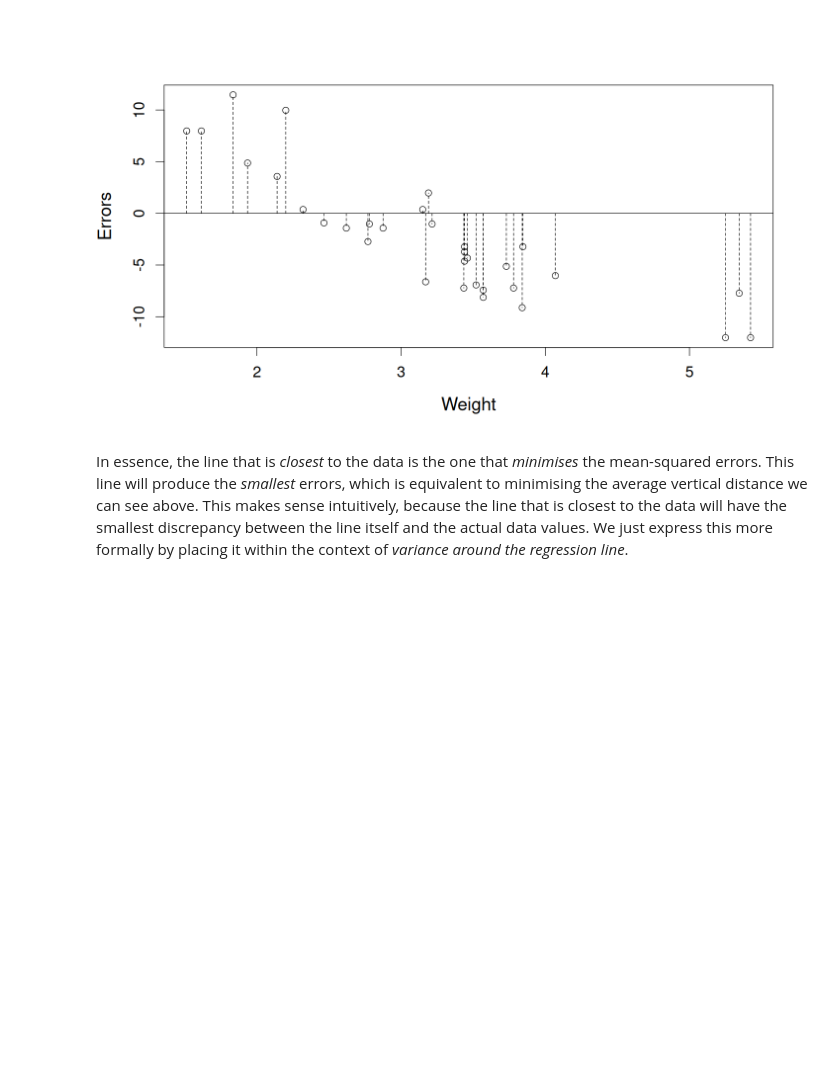
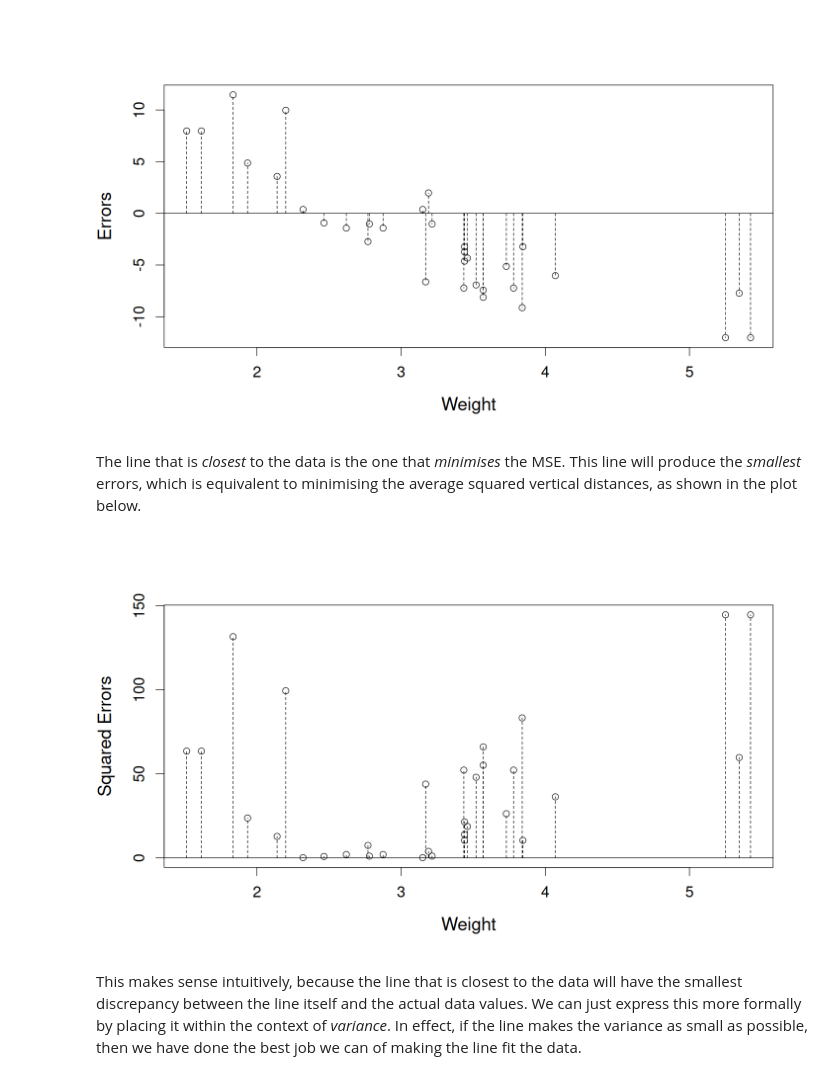
Before and after one commit to PCHN63101-Advanced-Data-Skills/Simple-Multiple-Regression, a Jupyter notebook: _build/jupyter_execute/1.straight-line.ipynb, the cells around one changed output. Saved outputs shown, nothing was run; the diff lists cells and outputs as text; code cells hidden in the pictures; blank space fills up the shorter version.

```diff
--- a/_build/jupyter_execute/1.straight-line.ipynb
+++ b/_build/jupyter_execute/1.straight-line.ipynb
@@ -97,7 +100,27 @@ for (i in 1:length(mtcars$mpg)){
 # %% [output]
 [figure]
 # %% [markdown]
-In essence, the line that is *closest* to the data is the one that *minimises* the mean-squared errors. This line will produce the *smallest* errors, which is equivalent to minimising the average vertical distance we can see above. This makes sense intuitively, because the line that is closest to the data will have the smallest discrepancy between the line itself and the actual data values. We just express this more formally by placing it within the context of *variance around the regression line*.
+The line that is *closest* to the data is the one that *minimises* the MSE. This line will produce the *smallest* errors, which is equivalent to minimising the average squared vertical distances, as shown in the plot below.
+# %%
+par(cex.lab=1.3, cex.axis=1.1, cex=1.4)   # plot scaling
+b   <- 37.2851                            # intercept
+m   <- -5.3445                            # slope
+err <-  mtcars$mpg - (m*mtcars$wt[i] + b) # errors
+sq.err <- err^2
+
+plot(x=mtcars$wt, y=sq.err, xlab="Weight", ylab="Squared Errors")
+abline(h=0)
+for (i in 1:length(mtcars$mpg)){
+    x.start <- mtcars$wt[i]
+    x.end   <- mtcars$wt[i]
+    y.start <- 0
+    y.end   <- sq.err[i]
+    lines(x=c(x.start,x.end), y=c(y.start,y.end), lty=2)
+}
+# %% [output]
+[figure, added]
+# %% [markdown]
+This makes sense intuitively, because the line that is closest to the data will have the smallest discrepancy between the line itself and the actual data values. We can just express this more formally by placing it within the context of *variance*. In effect, if the line makes the variance as small as possible, then we have done the best job we can of making the line fit the data.
 # %% [markdown]
 ### Ordinary Least Squares
 
```
Also changed, not shown: parts of 7 cells of this notebook, 13 other files.
